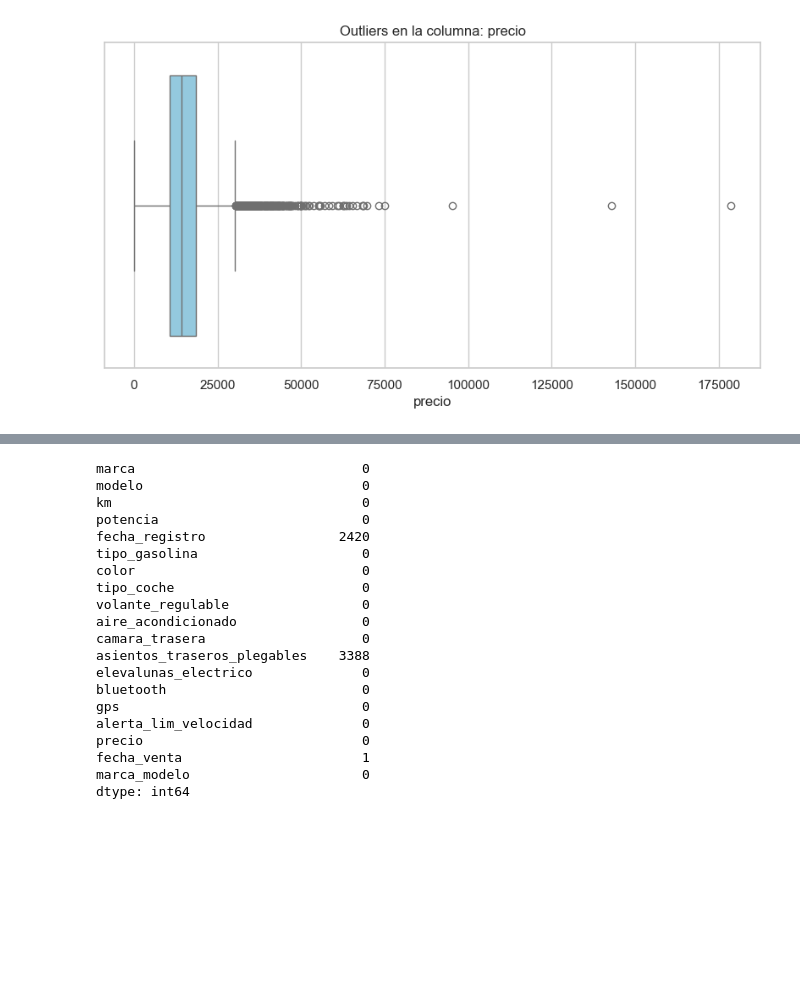
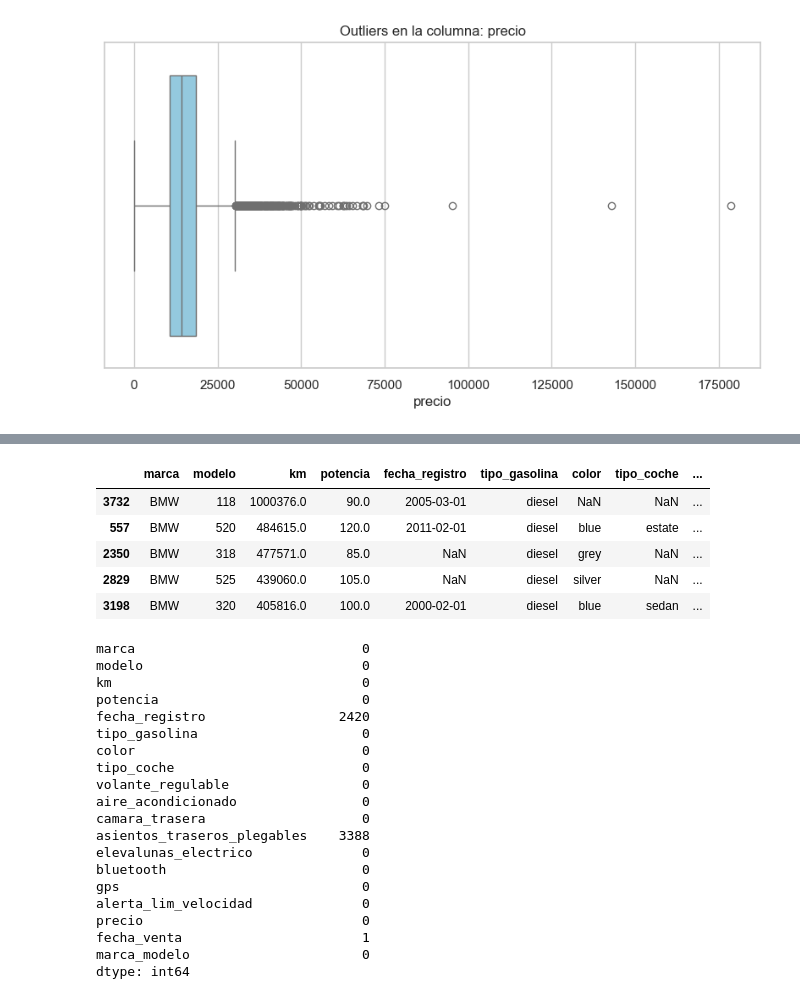
Before and after one commit to SyM97/BMW_pricing_proyect, a Jupyter notebook: Notebooks/BMW_Proyect.ipynb, the cells around one changed output, grey strips where cells are left out. Drawn from its saved outputs; the diff is of its cells as text; code cells hidden in the pictures; blank space fills up the shorter version.

```diff
--- a/Notebooks/BMW_Proyect.ipynb
+++ b/Notebooks/BMW_Proyect.ipynb
@@ -249,0 +300,11 @@ plot_outliers(df_bmw)
+# %%
+outliers_km = get_sorted_outliers(df_bmw, 'km')
+# %%
+outliers_km.head()
+# %% [output]
+|  | marca | modelo | km | potencia | fecha_registro | tipo_gasolina | color | tipo_coche | ... |
+| 3732 | BMW | 118 | 1000376.0 | 90.0 | 2005-03-01 | diesel | NaN | NaN | ... |
+| 557 | BMW | 520 | 484615.0 | 120.0 | 2011-02-01 | diesel | blue | estate | ... |
+| 2350 | BMW | 318 | 477571.0 | 85.0 | NaN | diesel | grey | NaN | ... |
+| 2829 | BMW | 525 | 439060.0 | 105.0 | NaN | diesel | silver | NaN | ... |
+| 3198 | BMW | 320 | 405816.0 | 100.0 | 2000-02-01 | diesel | blue | sedan | ... |
```
Also changed, not shown: parts of 6 cells of this notebook.
